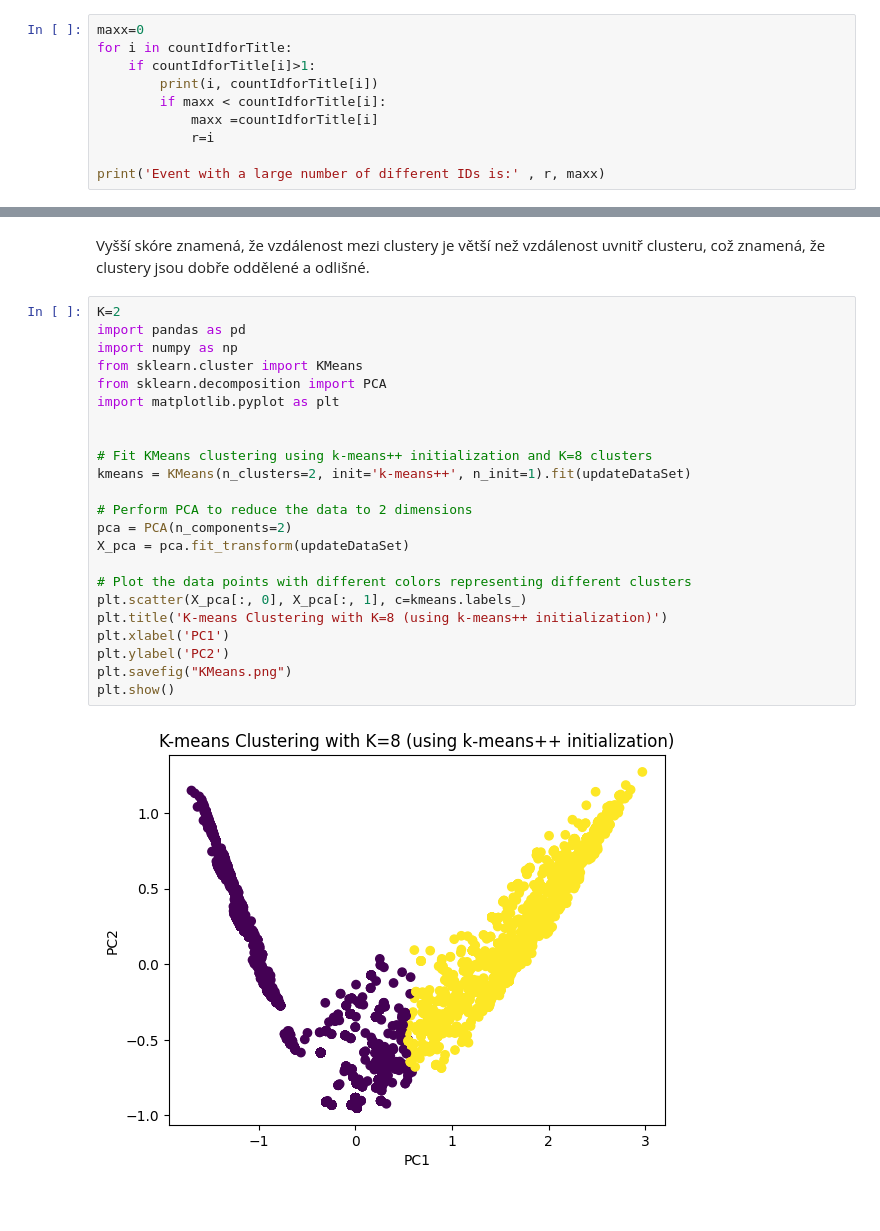
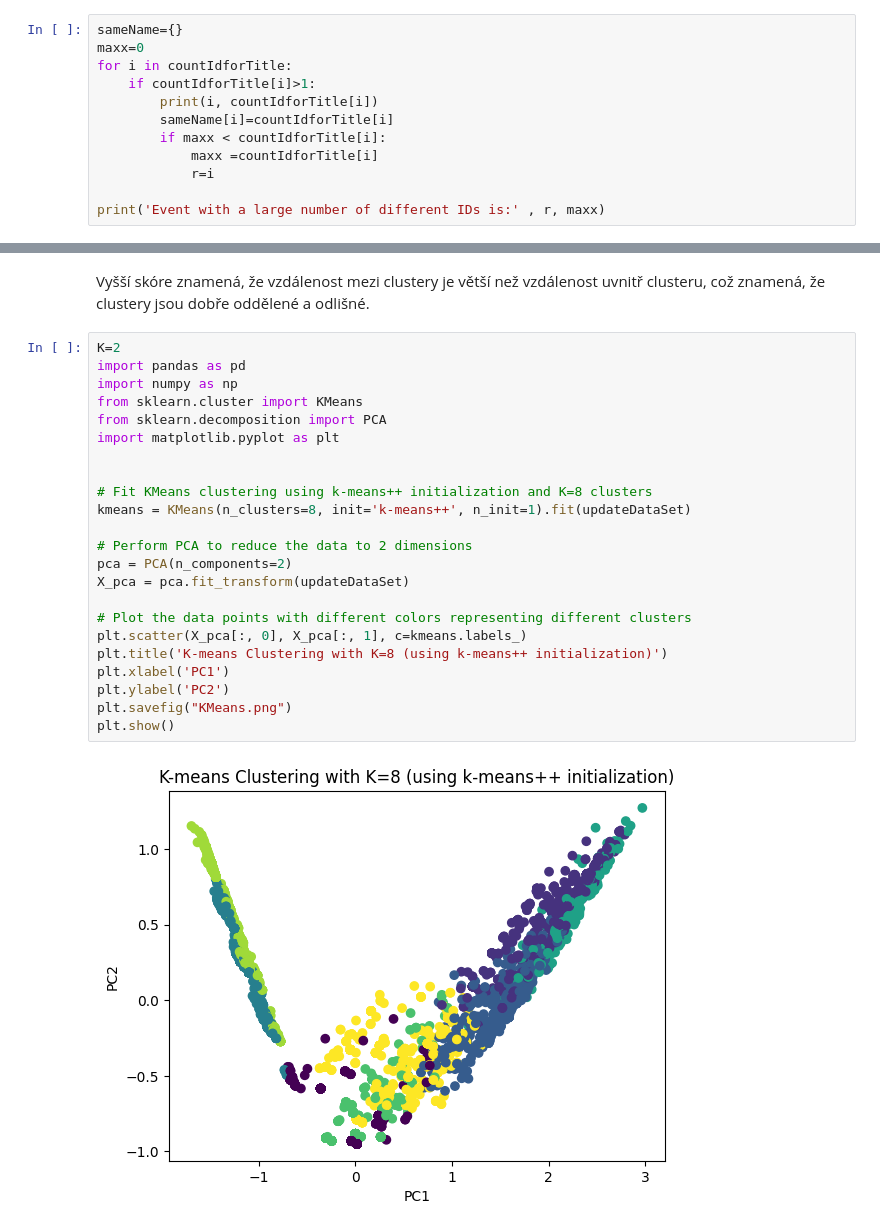
Before and after one commit to Katlii/Jupyter_analysis, a Jupyter notebook: jupiter_analysis.ipynb, the cells around one changed output, grey strips where cells are left out. Drawn from its saved outputs; the diff is of its cells as text.

```diff
--- a/jupiter_analysis.ipynb
+++ b/jupiter_analysis.ipynb
@@ -39,10 +39,12 @@ countIdforTitle=dict(Counter(values))
 # %% [markdown]
 Events, with lots of eventId :
 # %%
+sameName={}
 maxx=0
 for i in countIdforTitle:
     if countIdforTitle[i]>1:
         print(i, countIdforTitle[i])
+        sameName[i]=countIdforTitle[i]
         if maxx < countIdforTitle[i]:
             maxx =countIdforTitle[i]
             r=i
@@ -505,25 +514,25 @@ Vyšší skóre znamená, že vzdálenost mezi clustery je větší než vzdále
 # %%
 K=2
 import pandas as pd
 import numpy as np
 from sklearn.cluster import KMeans
 from sklearn.decomposition import PCA
 import matplotlib.pyplot as plt
 
 
 # Fit KMeans clustering using k-means++ initialization and K=8 clusters
-kmeans = KMeans(n_clusters=2, init='k-means++', n_init=1).fit(updateDataSet)
+kmeans = KMeans(n_clusters=8, init='k-means++', n_init=1).fit(updateDataSet)
 
 # Perform PCA to reduce the data to 2 dimensions
 pca = PCA(n_components=2)
 X_pca = pca.fit_transform(updateDataSet)
 
 # Plot the data points with different colors representing different clusters
 plt.scatter(X_pca[:, 0], X_pca[:, 1], c=kmeans.labels_)
 plt.title('K-means Clustering with K=8 (using k-means++ initialization)')
 plt.xlabel('PC1')
 plt.ylabel('PC2')
 plt.savefig("KMeans.png")
 plt.show()
 # %% [output]
-[figure, old version]
+[figure, new version]
```
Also changed, not shown: parts of 34 cells of this notebook.
